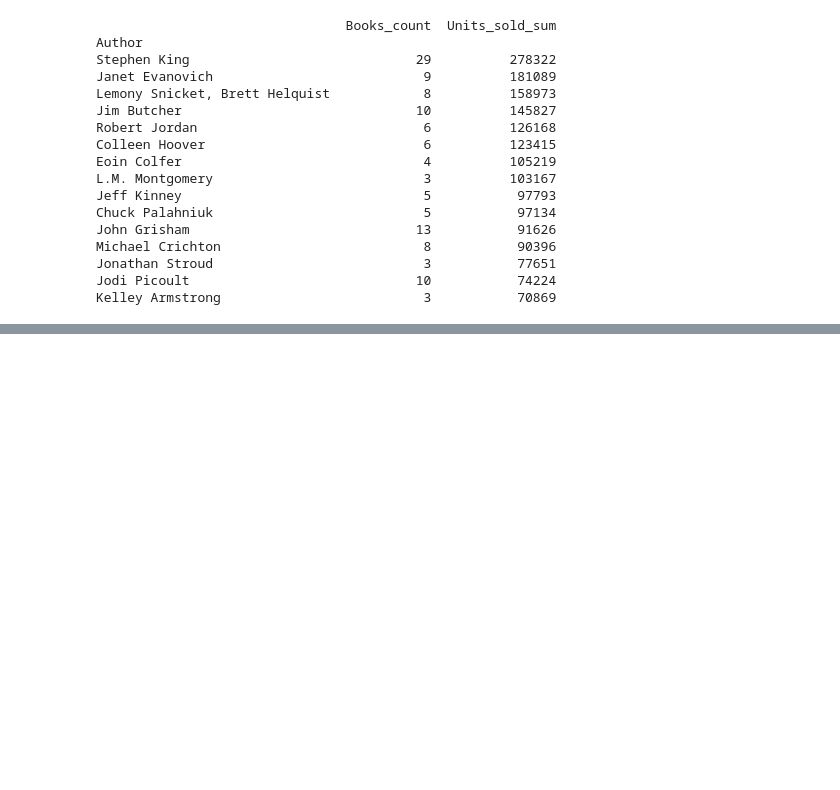
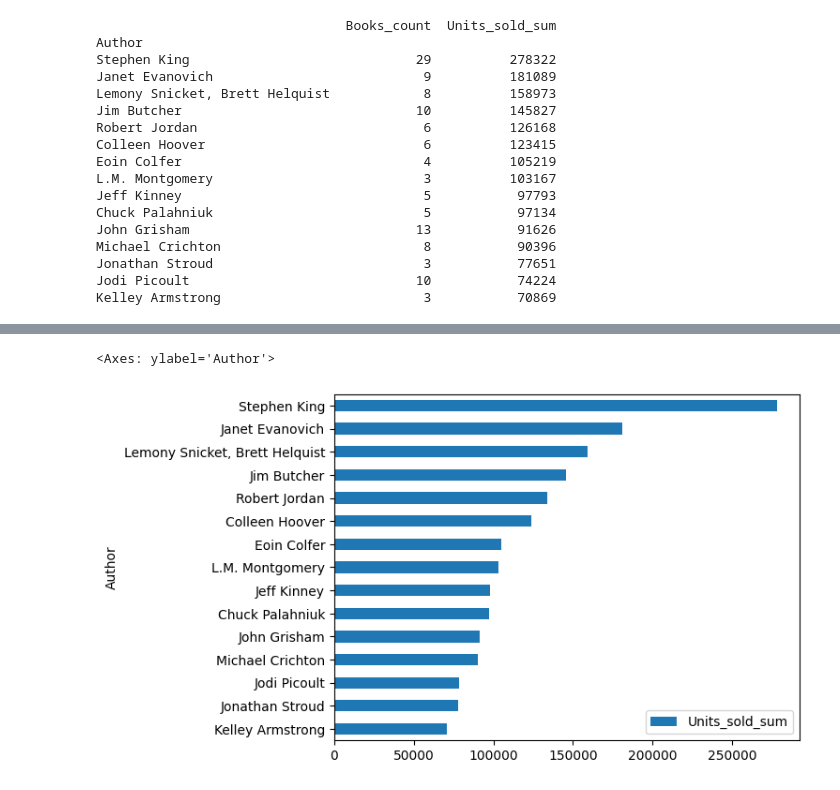
Before and after one commit to NourSaf/dataStructures-course-content, a Jupyter notebook: 08_Pandas/pandas_intro/Homework9-0pandas-intro.ipynb, the cells around one changed output, grey strips where cells are left out. Saved outputs shown, nothing was run; the diff lists cells and outputs as text; code cells hidden in the pictures; blank space fills up the shorter version.

Commit message:
adds a matplotlib and creates a chart

```diff
--- a/08_Pandas/pandas_intro/Homework9-0pandas-intro.ipynb
+++ b/08_Pandas/pandas_intro/Homework9-0pandas-intro.ipynb
@@ -467,3 +467,7 @@ Michael Crichton                          8           90396
 Jonathan Stroud                           3           77651
 Jodi Picoult                             10           74224
 Kelley Armstrong                          3           70869
+# %%
+colms_a_u = df[['Author','Units_Sold', 'Book_Name']]
+df_group = colms_a_u.groupby('Author').agg(Books_count=('Book_Name', 'count'),Units_sold_sum=('Units_Sold', 'sum')).sort_values(by='Units_sold_sum', ascending=False).head(15).reset_index()
+df_group
@@ -469,0 +491,10 @@ Kelley Armstrong                          3           70869
+# %%
+forplot = df_group.sort_values(by='Units_sold_sum',ascending=False).head(20)
+df_group.sort_values(by='Units_sold_sum').plot(
+        x='Author',
+        y='Units_sold_sum',
+        kind='barh'
+    )
+# %% [output]
+<Axes: ylabel='Author'>
+[figure, added]
```
Also changed, not shown: parts of 1 cell of this notebook.
